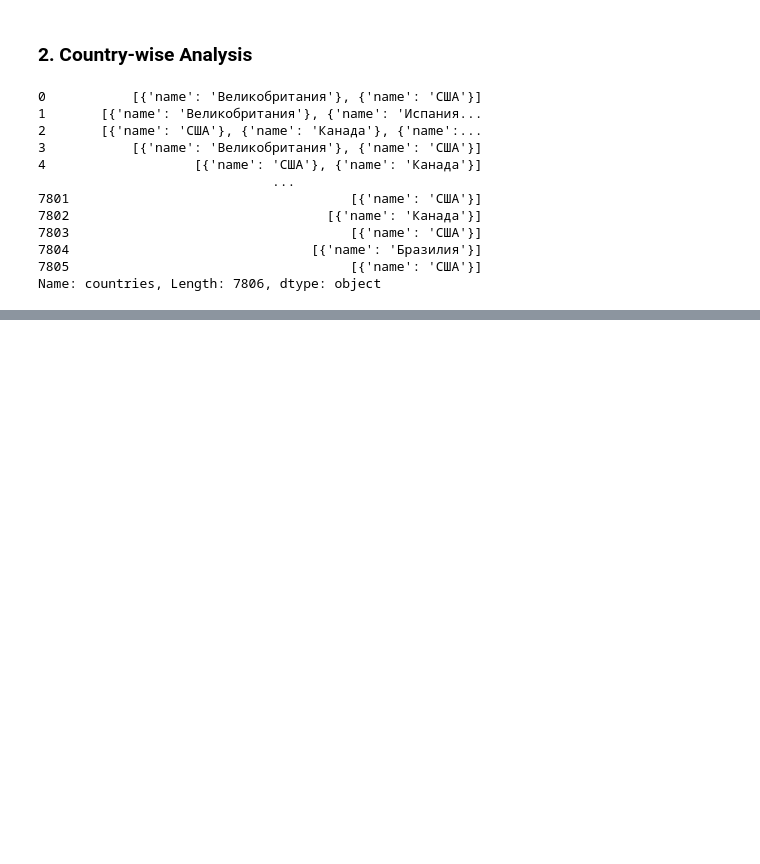
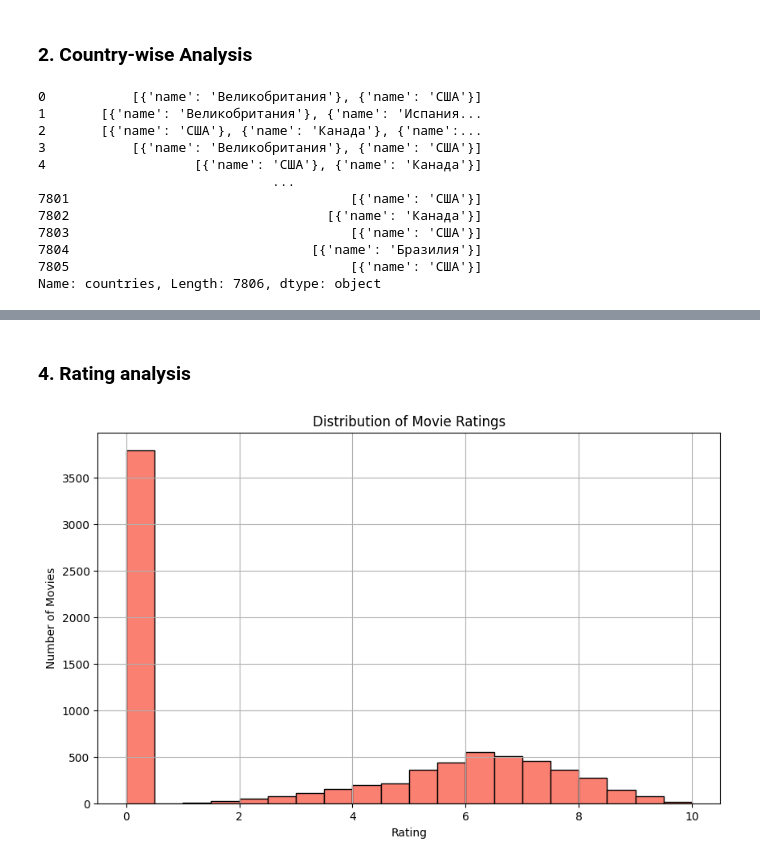
Before and after one commit to MrSimple07/Big_Data_Technologies, a Jupyter notebook: kinopoisk.ipynb, the cells around one changed output, grey strips where cells are left out. Cells and saved outputs as stored; diff of their text form; code cells hidden in the pictures; blank space fills up the shorter version.

```diff
--- a/kinopoisk.ipynb
+++ b/kinopoisk.ipynb
@@ -314,0 +297,14 @@ ValueError: malformed node or string: [{'name': 'Великобритания'},
+# %% [markdown]
+### 4. Rating analysis
+# %%
+movies_df['rating'] = movies_df['rating'].apply(lambda x: x.get('imdb') if isinstance(x, dict) else x)
+
+plt.figure(figsize=(10, 6))
+plt.hist(movies_df['rating'].dropna(), bins=20, color='salmon', edgecolor='black')
+plt.title('Distribution of Movie Ratings')
+plt.xlabel('Rating')
+plt.ylabel('Number of Movies')
+plt.grid(True)
+plt.show()
+# %% [output]
+[figure, added]
```
Also changed, not shown: parts of 13 cells of this notebook.
